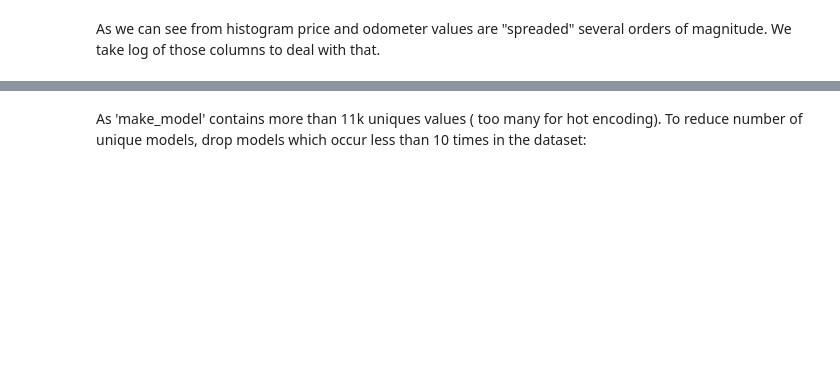
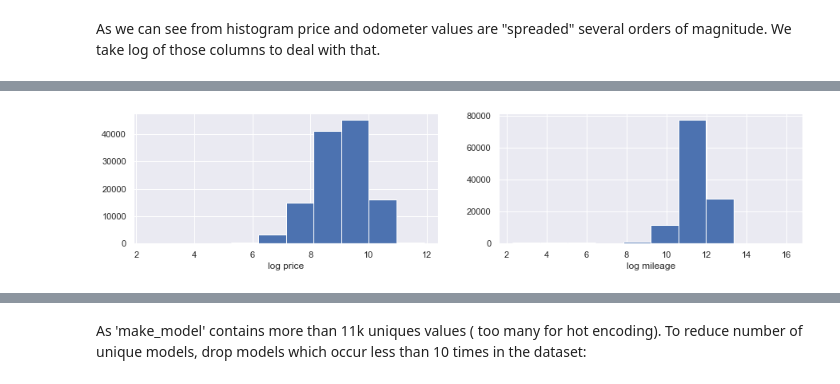
Before and after one commit to andyakrn/SUPERVISED-MACHINE-LEARNING-TO-PREDICT-USED-VEHICLES-PRICES, a Jupyter notebook: Capstone_2_notebook.ipynb, the cells around one changed output, grey strips where cells are left out. Cells and saved outputs as stored; diff of their text form; code cells hidden in the pictures; blank space fills up the shorter version.

```diff
--- a/Capstone_2_notebook.ipynb
+++ b/Capstone_2_notebook.ipynb
@@ -125,0 +126,14 @@ df_cars_nonulls['log_odometer'].hist()
+# %%
+df_cars_nonulls['log_price'] = np.log(df_cars_nonulls['price'])
+df_cars_nonulls['log_odometer'] = np.log(df_cars_nonulls['odometer']+10)
+
+fig = plt.figure(figsize= (15,3))
+plt.subplot(1,2,1)
+df_cars_nonulls['log_price'].hist()
+plt.xlabel('log price')
+plt.subplot(1,2,2)
+df_cars_nonulls['log_odometer'].hist()
+plt.xlabel('log mileage')
+plt.show()
+# %% [output]
+[figure, added]
```
Also changed, not shown: parts of 29 cells of this notebook, 2 other files.
